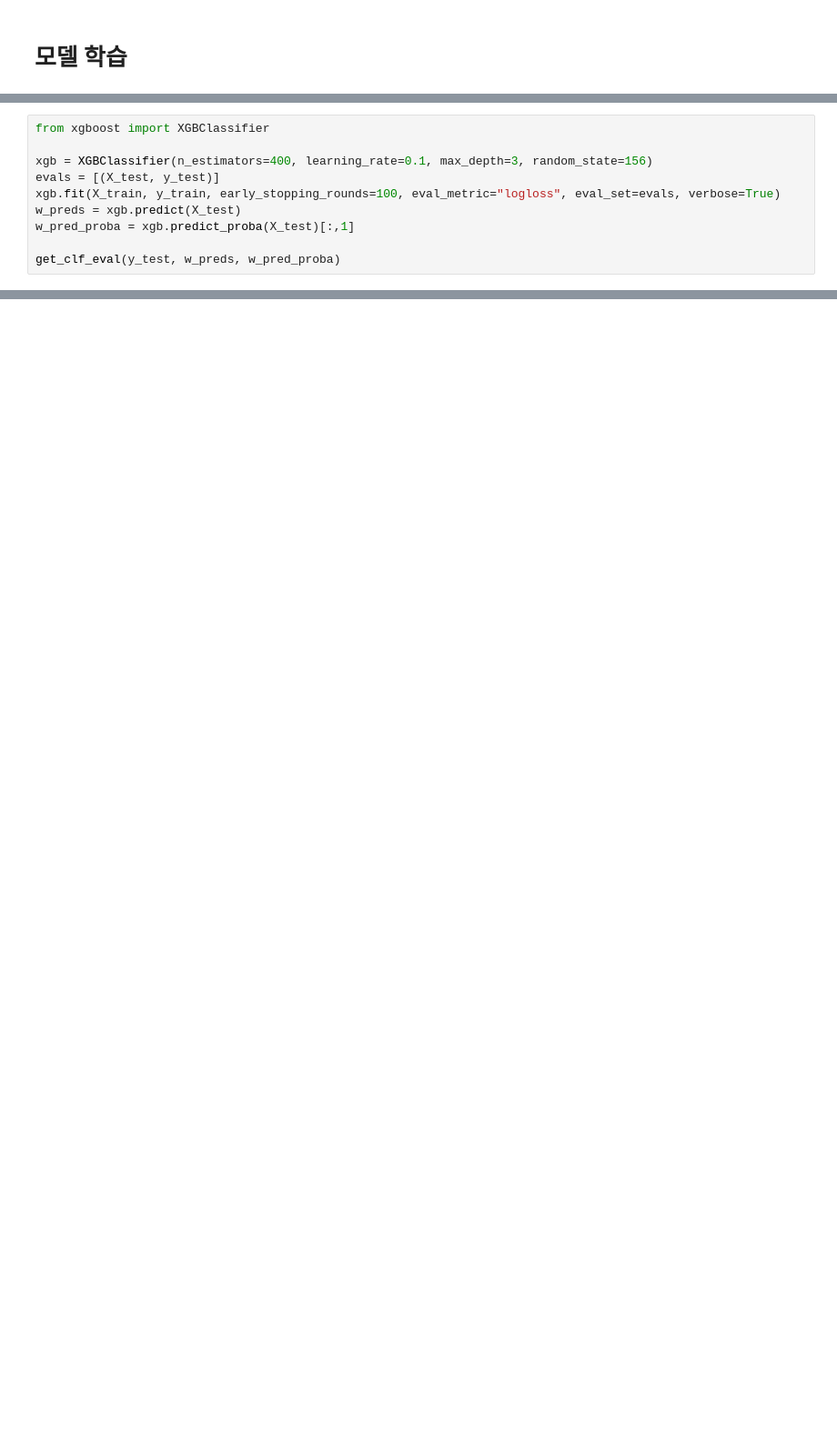
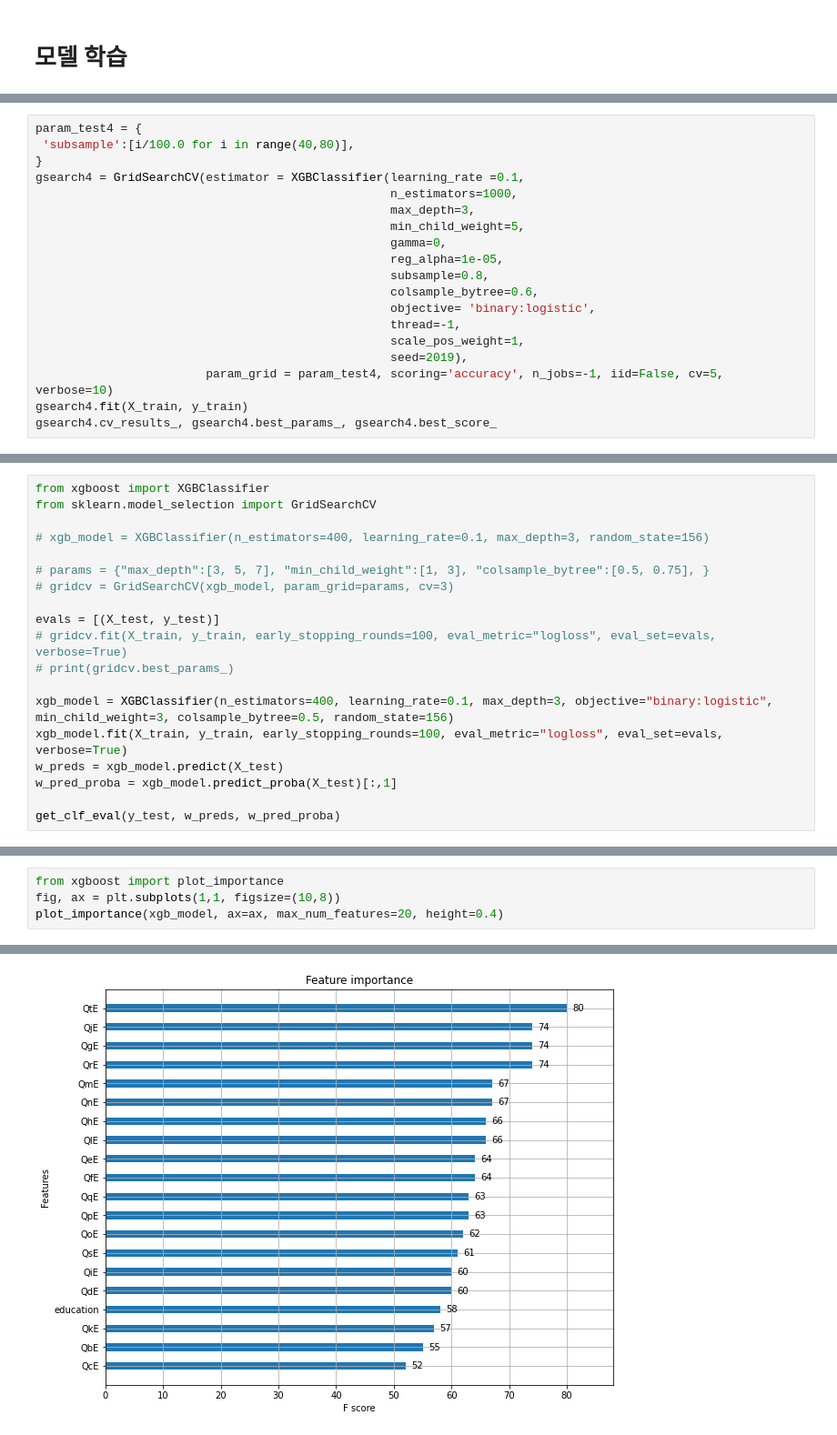
Before and after one commit to eunnseo/AI-project, a Jupyter notebook: experiment/eunseo.ipynb, the cells around one changed output, grey strips where cells are left out. Shown at 91% size. Saved outputs shown, nothing was run; the diff lists cells and outputs as text; blank space fills up the shorter version.

```diff
--- a/experiment/eunseo.ipynb
+++ b/experiment/eunseo.ipynb
@@ -304,0 +521,19 @@ Name: voted, dtype: float64
+# %%
+param_test4 = {
+ 'subsample':[i/100.0 for i in range(40,80)],
+}
+gsearch4 = GridSearchCV(estimator = XGBClassifier(learning_rate =0.1,
+                                                  n_estimators=1000,
+                                                  max_depth=3,
+                                                  min_child_weight=5,
+                                                  gamma=0,
+                                                  reg_alpha=1e-05,
+                                                  subsample=0.8,
+                                                  colsample_bytree=0.6,
+                                                  objective= 'binary:logistic',
+                                                  thread=-1,
+                                                  scale_pos_weight=1,
+                                                  seed=2019),
+                        param_grid = param_test4, scoring='accuracy', n_jobs=-1, iid=False, cv=5, verbose=10)
+gsearch4.fit(X_train, y_train)
+gsearch4.cv_results_, gsearch4.best_params_, gsearch4.best_score_
@@ -305,11 +577,20 @@ Name: voted, dtype: float64
 # %%
 from xgboost import XGBClassifier
+from sklearn.model_selection import GridSearchCV
 
-xgb = XGBClassifier(n_estimators=400, learning_rate=0.1, max_depth=3, random_state=156)
+# xgb_model = XGBClassifier(n_estimators=400, learning_rate=0.1, max_depth=3, random_state=156)
+
+# params = {"max_depth":[3, 5, 7], "min_child_weight":[1, 3], "colsample_bytree":[0.5, 0.75], }
+# gridcv = GridSearchCV(xgb_model, param_grid=params, cv=3)
+
 evals = [(X_test, y_test)]
-xgb.fit(X_train, y_train, early_stopping_rounds=100, eval_metric="logloss", eval_set=evals, verbose=True)
-w_preds = xgb.predict(X_test)
-w_pred_proba = xgb.predict_proba(X_test)[:,1]
+# gridcv.fit(X_train, y_train, early_stopping_rounds=100, eval_metric="logloss", eval_set=evals, verbose=True)
+# print(gridcv.best_params_)
+
+xgb_model = XGBClassifier(n_estimators=400, learning_rate=0.1, max_depth=3, objective="binary:logistic", min_child_weight=3, colsample_bytree=0.5, random_state=156)
+xgb_model.fit(X_train, y_train, early_stopping_rounds=100, eval_metric="logloss", eval_set=evals, verbose=True)
+w_preds = xgb_model.predict(X_test)
+w_pred_proba = xgb_model.predict_proba(X_test)[:,1]
 
 get_clf_eval(y_test, w_preds, w_pred_proba)
 # %% [output]
@@ -332,0 +614,5 @@ Will train until validation_0-logloss hasn't improved in 100 rounds.
+# %%
+from xgboost import plot_importance
+fig, ax = plt.subplots(1,1, figsize=(10,8))
+plot_importance(xgb_model, ax=ax, max_num_features=20, height=0.4)
+# %% [output]
@@ -332,0 +620 @@ Will train until validation_0-logloss hasn't improved in 100 rounds.
+[figure, added]
```
Also changed, not shown: parts of 31 cells of this notebook, 1 other file.
